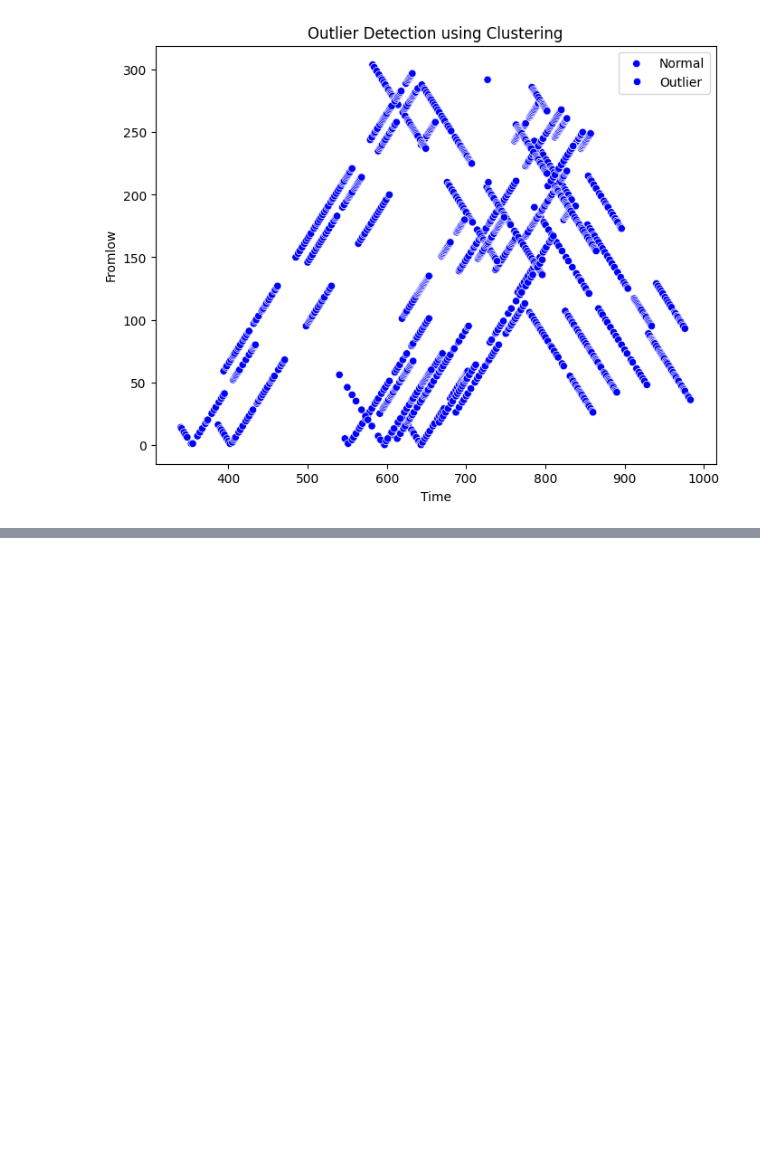
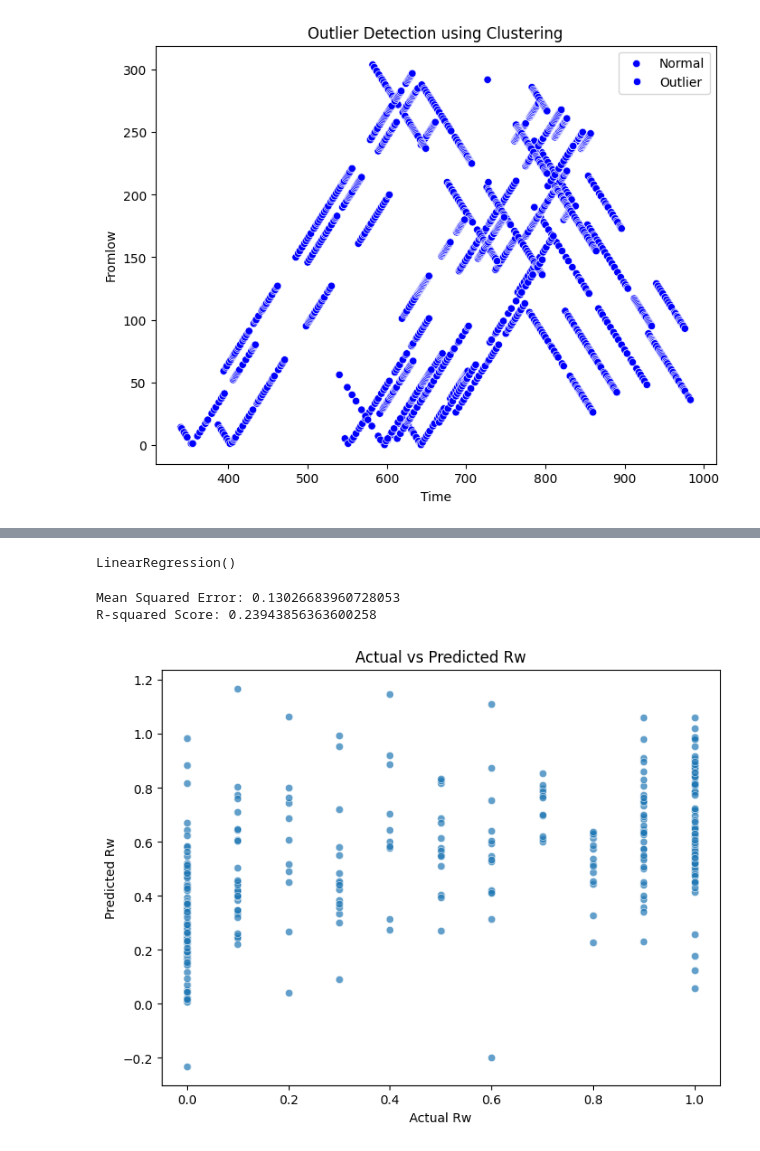
Before and after one commit to devender231/21BDS0044_DEVENDER, a Jupyter notebook: 21BDS0044.ipynb, the cells around one changed output, grey strips where cells are left out. Drawn from its saved outputs; the diff is of its cells as text; code cells hidden in the pictures; blank space fills up the shorter version.

```diff
--- a/21BDS0044.ipynb
+++ b/21BDS0044.ipynb
@@ -592,0 +551,16 @@ plt.show()
+# %%
+# Load dataset
+df = pd.read_csv("Gunnels_copy.csv")
+# %%
+# Define features (X) and target (y)
+X = df.drop(columns=["Rw", "rownames"])  # Exclude target and index
+y = df["Rw"]
+# %%
+# Train-test split
+X_train, X_test, y_train, y_test = train_test_split(X, y, test_size=0.2, random_state=42)
+
+# Train Linear Regression model
+model = LinearRegression()
+model.fit(X_train, y_train)
+# %% [output]
+LinearRegression()
@@ -592,0 +574,16 @@ plt.show()
+# %%
+print(f"Mean Squared Error: {mse}")
+print(f"R-squared Score: {r2}")
+# %% [output]
+Mean Squared Error: 0.13026683960728053
+R-squared Score: 0.23943856363600258
+# %%
+# Visualization - Actual vs Predicted
+plt.figure(figsize=(8,6))
+sns.scatterplot(x=y_test, y=y_pred, alpha=0.7)
+plt.xlabel("Actual Rw")
+plt.ylabel("Predicted Rw")
+plt.title("Actual vs Predicted Rw")
+plt.show()
+# %% [output]
+[figure, added]
```
Also changed, not shown: parts of 7 cells of this notebook.
